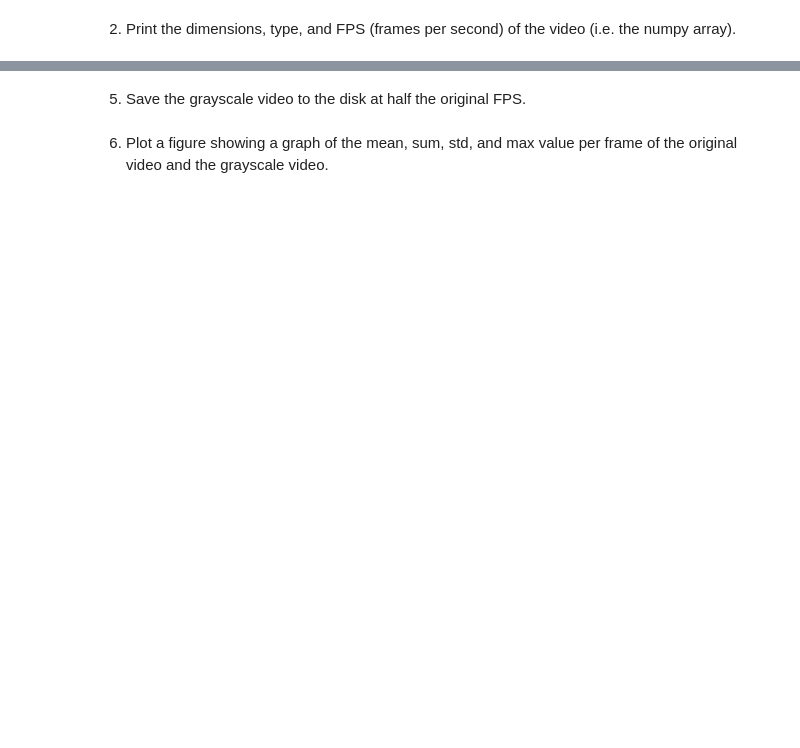
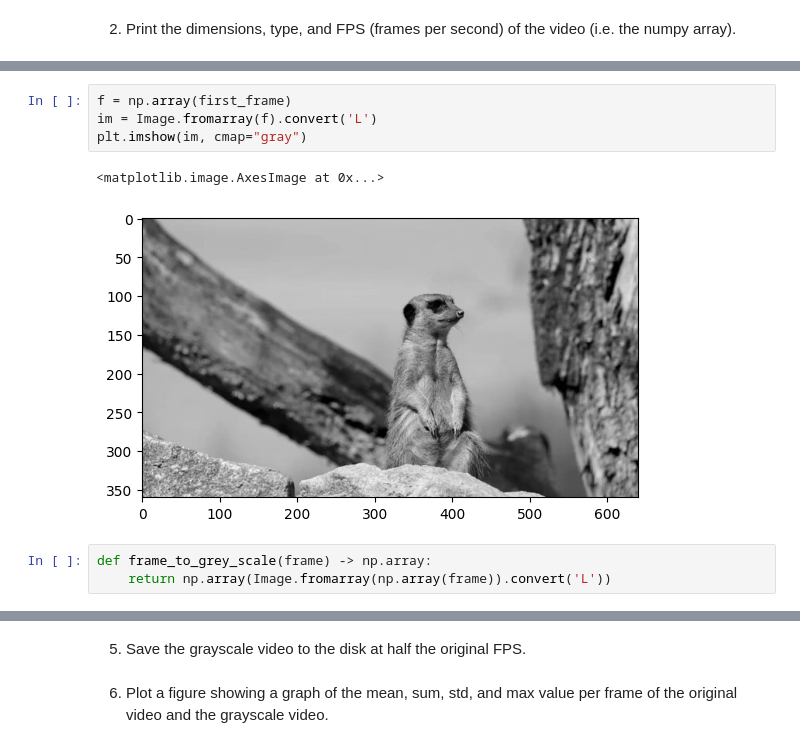
Before and after one commit to Hadartalisr/ImageProcessing, a Jupyter notebook: Ex0/videos.ipynb, the cells around one changed output, grey strips where cells are left out. Drawn from its saved outputs; the diff is of its cells as text; blank space fills up the shorter version.

```diff
--- a/Ex0/videos.ipynb
+++ b/Ex0/videos.ipynb
@@ -8,2 +43,12 @@
 4. Save the grayscale video to the disk (Note: for this you can probably loop over the frames as it may
 be a bit harder to perform without any loops).
+# %%
+f = np.array(first_frame)
+im = Image.fromarray(f).convert('L')
+plt.imshow(im, cmap="gray")
+# %% [output]
+<matplotlib.image.AxesImage at 0x...>
+[figure, added]
+# %%
+def frame_to_grey_scale(frame) -> np.array:
+    return np.array(Image.fromarray(np.array(frame)).convert('L'))
```
Also changed, not shown: parts of 11 cells of this notebook, 4 other files.
